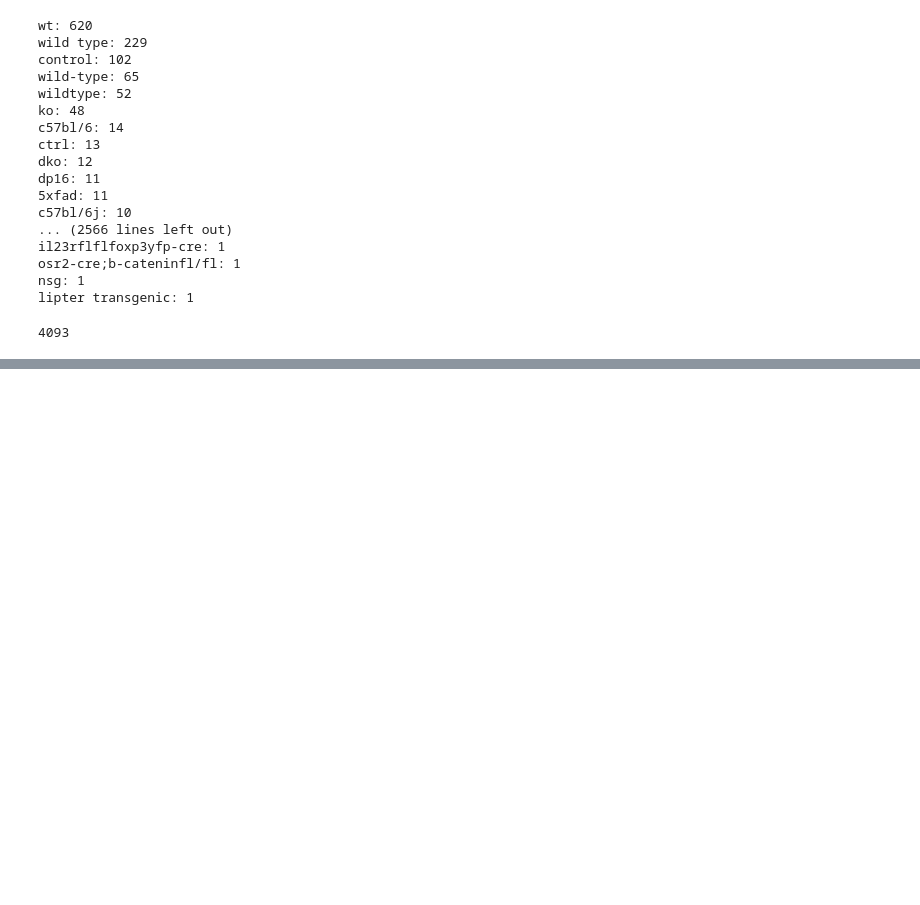
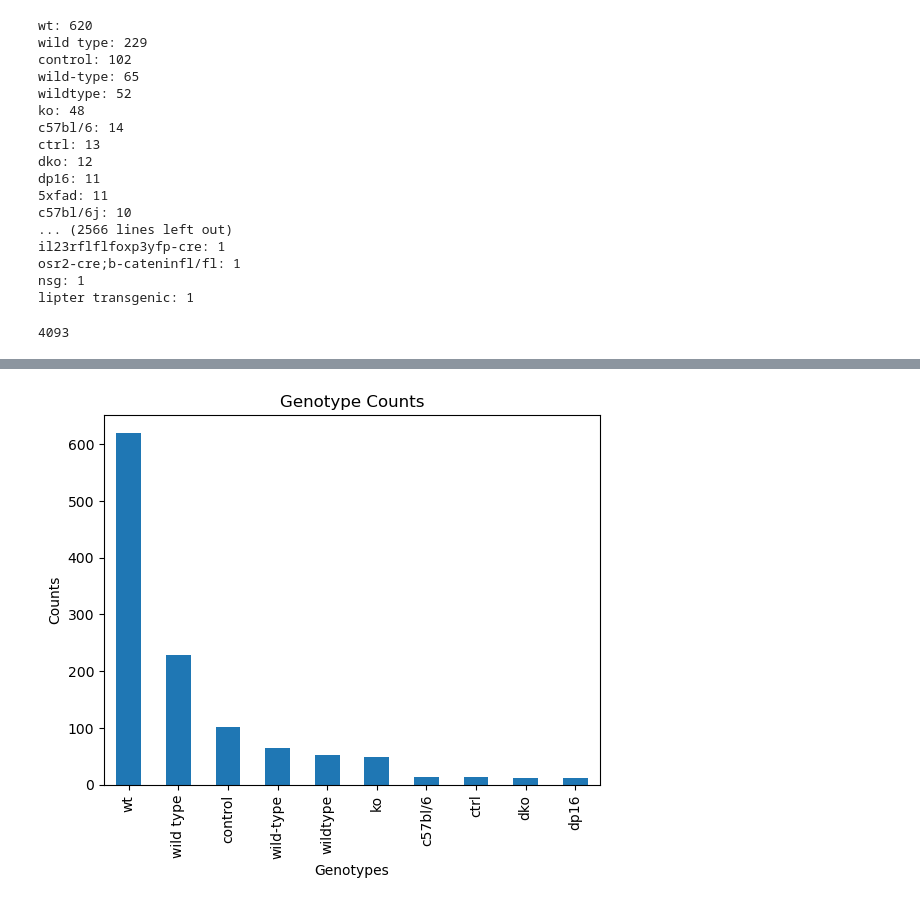
Before and after one commit to dhruvkp090/bioNER_dissertation, a Jupyter notebook: Dataset Structuring.ipynb, the cells around one changed output, grey strips where cells are left out. Saved outputs shown, nothing was run; the diff lists cells and outputs as text; code cells hidden in the pictures; blank space fills up the shorter version.

```diff
--- a/Dataset Structuring.ipynb
+++ b/Dataset Structuring.ipynb
@@ -9,8 +9,8 @@ init_notebook_mode(all_interactive=False)
 [interactive output not drawn]
 [interactive output not drawn]
 # %%
-projectsDF = pd.read_csv("bioProjects.csv")
-samplesDF = pd.read_csv("bioSamples.csv")
+projectsDF = pd.read_csv("../data/bioProjects.csv")
+samplesDF = pd.read_csv("../data/bioSamples.csv")
 # %%
 projectsDF = projectsDF.drop(['Unnamed: 0'], axis=1)
 # %%
@@ -343,0 +360,15 @@ success_df
+# %%
+success_df['Description Length'] = success_df['Description'].str.split().apply(len)
+# Find the length of the longest description
+longest_description_length = success_df['Description Length'].max()
+
+# Find the length of the shortest description
+shortest_description_length = success_df['Description Length'].min()
+
+# Find the median length of the descriptions
+median_description_length = success_df['Description Length'].median()
+
+# Print the results
+print("Longest Description Length:", longest_description_length)
+print("Shortest Description Length:", shortest_description_length)
+print("Median Description Length:", median_description_length)
@@ -414,0 +488,12 @@ total_count
+# %%
+import matplotlib.pyplot as plt
+sorted_data = genotype_counts_2.sort_values(ascending=False)
+sorted_data[:10].plot.bar()
+plt.xlabel('Genotypes')
+plt.ylabel('Counts')
+plt.title('Genotype Counts')
+
+# Show the chart
+plt.show()
+# %% [output]
+[figure, added]
```
Also changed, not shown: parts of 7 cells of this notebook, 3 other files.
